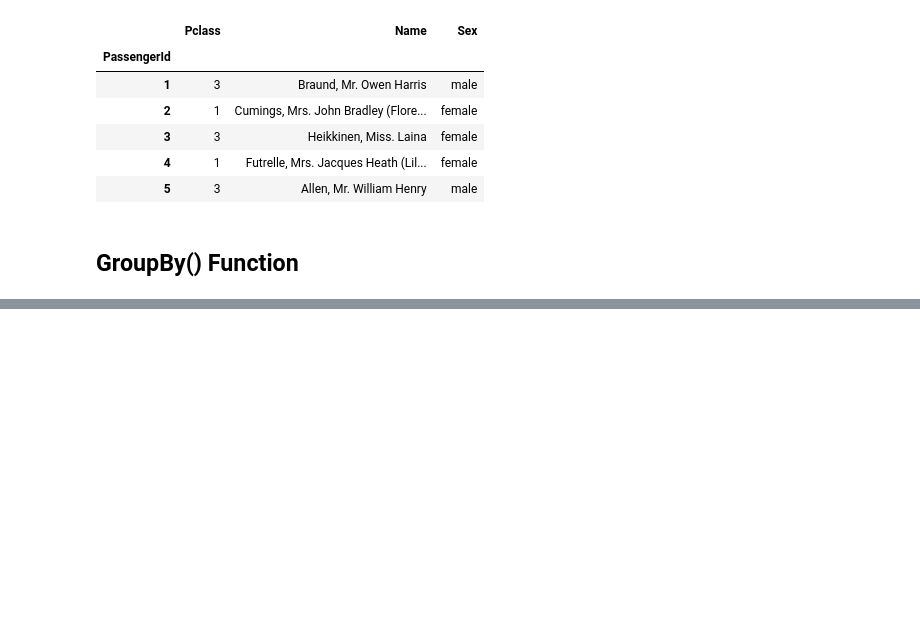
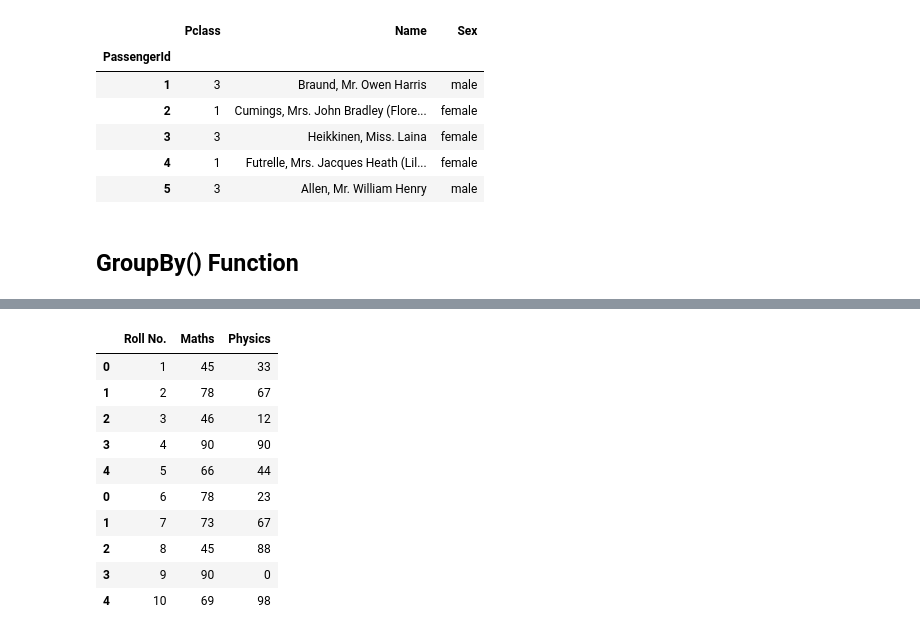
Before and after one commit to GarimaPaudel/Python-Libraries, a Jupyter notebook: Pandas.ipynb, the cells around one changed output, grey strips where cells are left out. Saved outputs shown, nothing was run; the diff lists cells and outputs as text; code cells hidden in the pictures; blank space fills up the shorter version.

```diff
--- a/Pandas.ipynb
+++ b/Pandas.ipynb
@@ -764,0 +893,3 @@ dfl.iloc[0:5,1:4]
+# %%
+df1 = pd.DataFrame({'Roll No.':[1,2,3,4,5],'Maths':[45,78,46,90,66],'Physics':[33,67,12,90,44]})
+df2 = pd.DataFrame({'Roll No.':[6,7,8,9,10],'Maths':[78,73,45,90,69],'Physics':[23,67,88,0,98]})
@@ -764,0 +912,14 @@ dfl.iloc[0:5,1:4]
+# %%
+df1.append(df2)
+# %% [output]
+|  | Roll No. | Maths | Physics |
+| 0 | 1 | 45 | 33 |
+| 1 | 2 | 78 | 67 |
+| 2 | 3 | 46 | 12 |
+| 3 | 4 | 90 | 90 |
+| 4 | 5 | 66 | 44 |
+| 0 | 6 | 78 | 23 |
+| 1 | 7 | 73 | 67 |
+| 2 | 8 | 45 | 88 |
+| 3 | 9 | 90 | 0 |
+| 4 | 10 | 69 | 98 |
```
Also changed, not shown: parts of 30 cells of this notebook.
